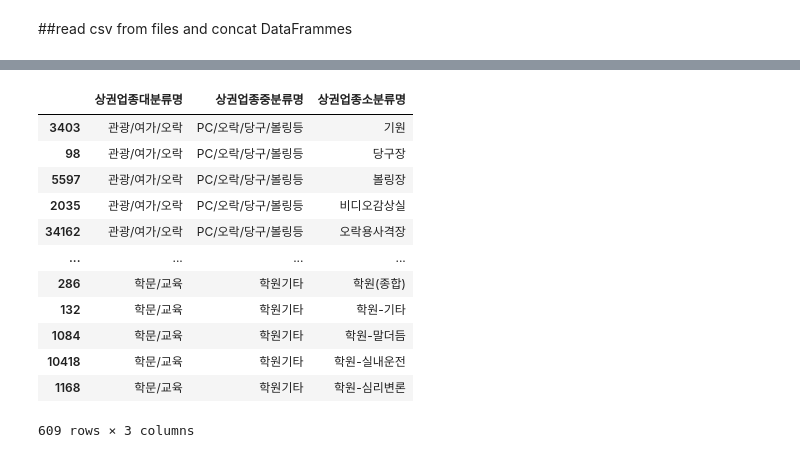
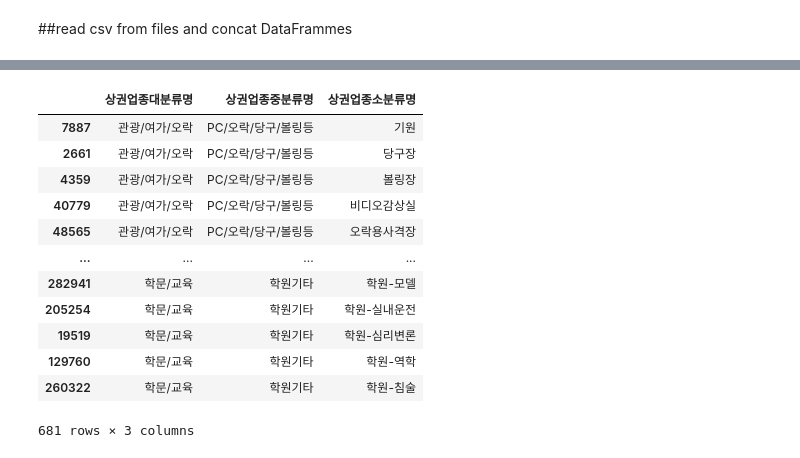
Before and after one commit to yojulab/learn_datasets, a Jupyter notebook: codes/전국상가분석.ipynb, the cells around one changed output, grey strips where cells are left out. Saved outputs shown, nothing was run; the diff lists cells and outputs as text; code cells hidden in the pictures.

```diff
--- a/codes/전국상가분석.ipynb
+++ b/codes/전국상가분석.ipynb
@@ -52,0 +54,3 @@ df_concat
+# %%
+df_concat.reset_index(inplace=True)
+df_concat
@@ -60,3 +82,9 @@ Index(['상가업소번호', '상호명', '지점명', '상권업종대분류코
        '건물부번지', '건물관리번호', '건물명', '도로명주소', '구우편번호', '신우편번호', '동정보', '층정보',
        '호정보', '경도', '위도'],
       dtype='object')
+# %%
+store_columns = ['상호명','상권업종대분류명', '상권업종중분류명', '상권업종소분류명', '시도명', '시군구명', '행정동명', '법정동명','경도', '위도']
+# %%
+stores_df = df_concat[store_columns]
+# stores_df.shape, stores_df.info()
+stores_df.isnull().sum()
@@ -63,6 +105,4 @@ Index(['상가업소번호', '상호명', '지점명', '상권업종대분류코
 # %%
 stores_category_columns = ['상권업종대분류명', '상권업종중분류명', '상권업종소분류명']
-stores_category_df = df_concat[stores_category_columns]
-pd.options.display.max_rows = 20
-stores_category_df
+stores_df[stores_category_columns].nunique()
 # %% [output]
@@ -82,17 +130,18 @@ stores_category_df
 # %%
+stores_category_df = stores_df[stores_category_columns]
 store_categories_df = stores_category_df.drop_duplicates().sort_values(stores_category_columns)
 store_categories_df
 # %% [output]
 |  | 상권업종대분류명 | 상권업종중분류명 | 상권업종소분류명 |
-| 3403 | 관광/여가/오락 | PC/오락/당구/볼링등 | 기원 |
-| 98 | 관광/여가/오락 | PC/오락/당구/볼링등 | 당구장 |
-| 5597 | 관광/여가/오락 | PC/오락/당구/볼링등 | 볼링장 |
-| 2035 | 관광/여가/오락 | PC/오락/당구/볼링등 | 비디오감상실 |
-| 34162 | 관광/여가/오락 | PC/오락/당구/볼링등 | 오락용사격장 |
+| 7887 | 관광/여가/오락 | PC/오락/당구/볼링등 | 기원 |
+| 2661 | 관광/여가/오락 | PC/오락/당구/볼링등 | 당구장 |
+| 4359 | 관광/여가/오락 | PC/오락/당구/볼링등 | 볼링장 |
+| 40779 | 관광/여가/오락 | PC/오락/당구/볼링등 | 비디오감상실 |
+| 48565 | 관광/여가/오락 | PC/오락/당구/볼링등 | 오락용사격장 |
 | ... | ... | ... | ... |
-| 286 | 학문/교육 | 학원기타 | 학원(종합) |
-| 132 | 학문/교육 | 학원기타 | 학원-기타 |
-| 1084 | 학문/교육 | 학원기타 | 학원-말더듬 |
-| 10418 | 학문/교육 | 학원기타 | 학원-실내운전 |
-| 1168 | 학문/교육 | 학원기타 | 학원-심리변론 |
+| 282941 | 학문/교육 | 학원기타 | 학원-모델 |
+| 205254 | 학문/교육 | 학원기타 | 학원-실내운전 |
+| 19519 | 학문/교육 | 학원기타 | 학원-심리변론 |
+| 129760 | 학문/교육 | 학원기타 | 학원-역학 |
+| 260322 | 학문/교육 | 학원기타 | 학원-침술 |
-609 rows × 3 columns
+681 rows × 3 columns
```
Also changed, not shown: parts of 29 cells of this notebook.
